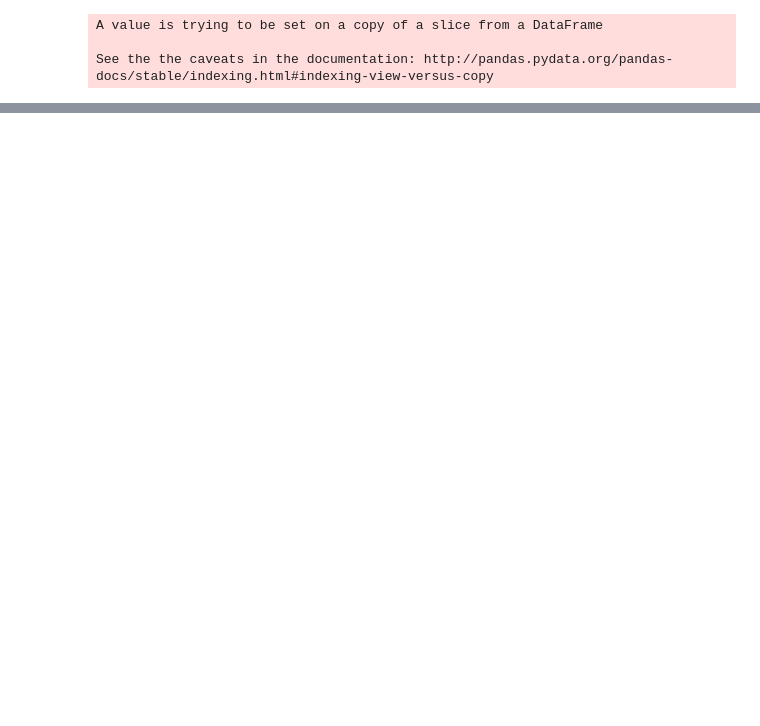
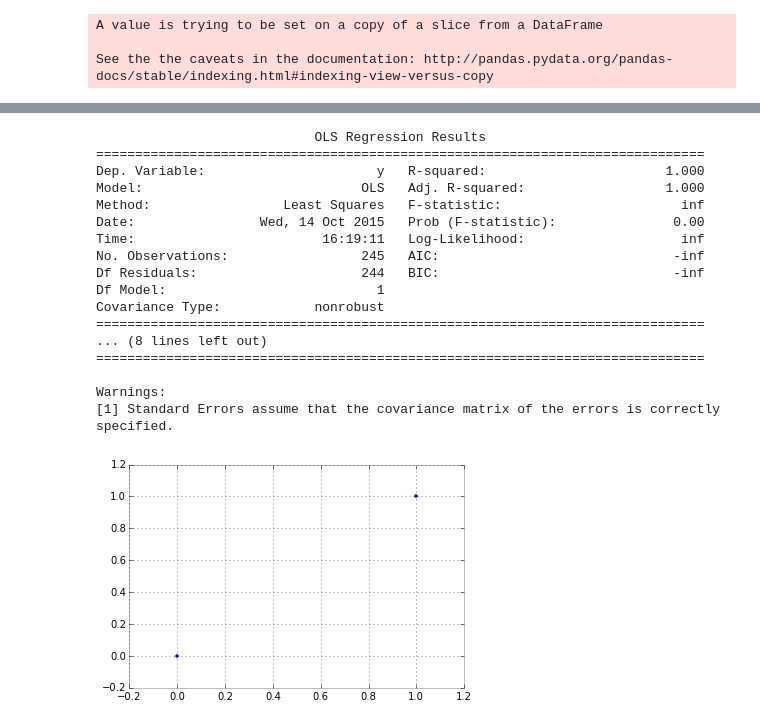
Before and after one commit to afcarl/PUI2015_-PriyaKhokher-, a Jupyter notebook: HW5/Assignment5_2_PriyaKhokher.ipynb, the cells around one changed output, grey strips where cells are left out. Cells and saved outputs as stored; diff of their text form; code cells hidden in the pictures; blank space fills up the shorter version.

```diff
--- a/HW5/Assignment5_2_PriyaKhokher.ipynb
+++ b/HW5/Assignment5_2_PriyaKhokher.ipynb
@@ -198,0 +196,31 @@ masked_array(data = [True False False False False False False False False False
+# %%
+ax1=plt.subplot()
+
+ax1.scatter(all_females.mask,all_males.mask)
+##x=np.linspace(0,35000,1000)
+#y=x
+model=sm.OLS(all_males.mask,all_females.mask)
+results=model.fit()
+print results.summary()
+
+
+plt.show()
+# %% [output]
+                            OLS Regression Results
+==============================================================================
+Dep. Variable:                      y   R-squared:                       1.000
+Model:                            OLS   Adj. R-squared:                  1.000
+Method:                 Least Squares   F-statistic:                       inf
+Date:                Wed, 14 Oct 2015   Prob (F-statistic):               0.00
+Time:                        16:19:11   Log-Likelihood:                    inf
+No. Observations:                 245   AIC:                              -inf
+Df Residuals:                     244   BIC:                              -inf
+Df Model:                           1
+Covariance Type:            nonrobust
+==============================================================================
+... (8 lines left out)
+==============================================================================
+
+Warnings:
+[1] Standard Errors assume that the covariance matrix of the errors is correctly specified.
+[figure, added]
```
Also changed, not shown: parts of 19 cells of this notebook, 1 other file.
